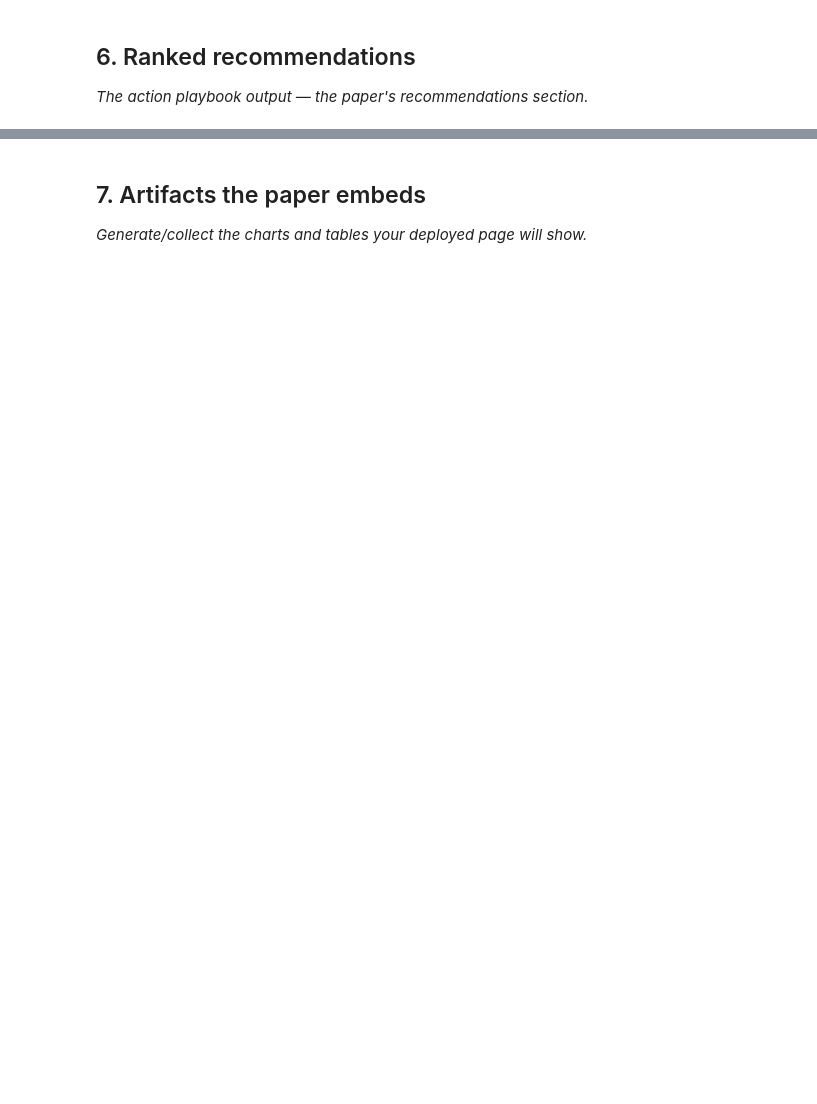
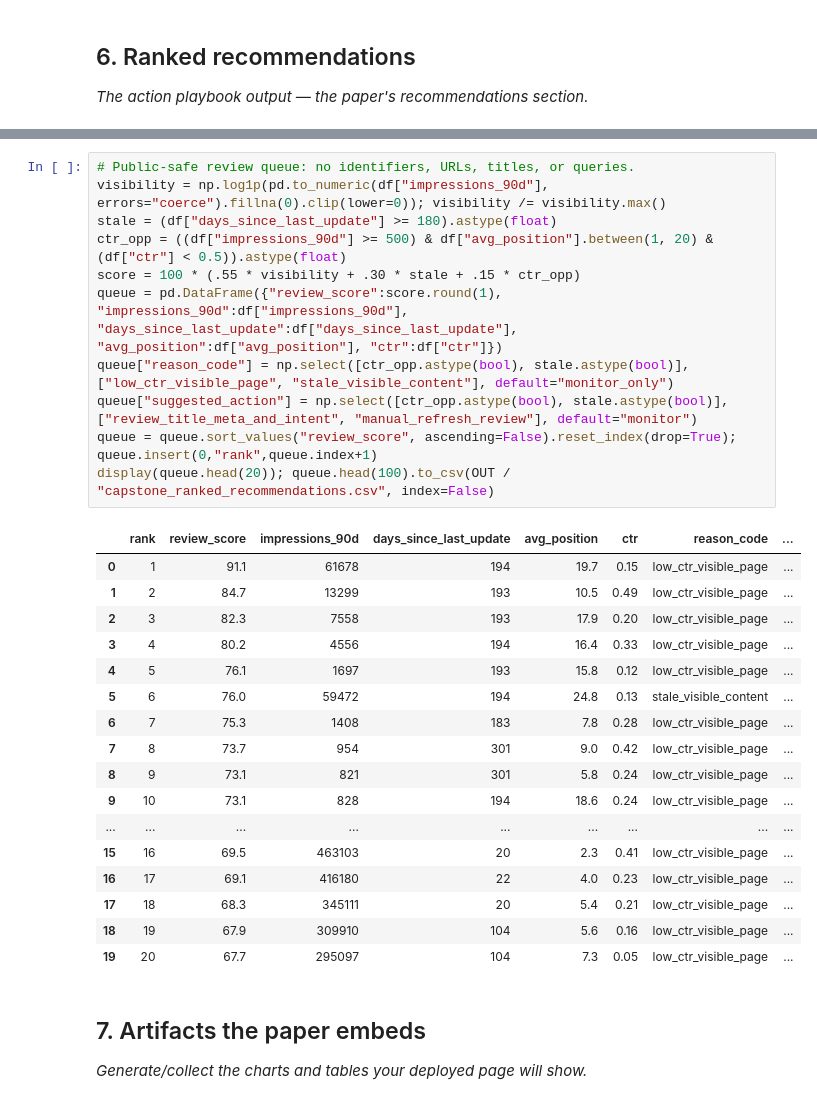
Before and after one commit to faizanahmed-ai/flyrank-ml-internship, a Jupyter notebook: work/notebooks/capstone.ipynb, the cells around one changed output, grey strips where cells are left out. Drawn from its saved outputs; the diff is of its cells as text; blank space fills up the shorter version.

```diff
--- a/work/notebooks/capstone.ipynb
+++ b/work/notebooks/capstone.ipynb
@@ -114,3 +182,32 @@ print("Rows:", len(df), "| clients:", groups.nunique(), "| held-out clients:", g
+# %%
+# Public-safe review queue: no identifiers, URLs, titles, or queries.
+visibility = np.log1p(pd.to_numeric(df["impressions_90d"], errors="coerce").fillna(0).clip(lower=0)); visibility /= visibility.max()
+stale = (df["days_since_last_update"] >= 180).astype(float)
+ctr_opp = ((df["impressions_90d"] >= 500) & df["avg_position"].between(1, 20) & (df["ctr"] < 0.5)).astype(float)
+score = 100 * (.55 * visibility + .30 * stale + .15 * ctr_opp)
+queue = pd.DataFrame({"review_score":score.round(1), "impressions_90d":df["impressions_90d"], "days_since_last_update":df["days_since_last_update"], "avg_position":df["avg_position"], "ctr":df["ctr"]})
+queue["reason_code"] = np.select([ctr_opp.astype(bool), stale.astype(bool)], ["low_ctr_visible_page", "stale_visible_content"], default="monitor_only")
+queue["suggested_action"] = np.select([ctr_opp.astype(bool), stale.astype(bool)], ["review_title_meta_and_intent", "manual_refresh_review"], default="monitor")
+queue = queue.sort_values("review_score", ascending=False).reset_index(drop=True); queue.insert(0,"rank",queue.index+1)
+display(queue.head(20)); queue.head(100).to_csv(OUT / "capstone_ranked_recommendations.csv", index=False)
+# %% [output]
+|  | rank | review_score | impressions_90d | days_since_last_update | avg_position | ctr | reason_code | ... |
+| 0 | 1 | 91.1 | 61678 | 194 | 19.7 | 0.15 | low_ctr_visible_page | ... |
+| 1 | 2 | 84.7 | 13299 | 193 | 10.5 | 0.49 | low_ctr_visible_page | ... |
+| 2 | 3 | 82.3 | 7558 | 193 | 17.9 | 0.20 | low_ctr_visible_page | ... |
+| 3 | 4 | 80.2 | 4556 | 194 | 16.4 | 0.33 | low_ctr_visible_page | ... |
+| 4 | 5 | 76.1 | 1697 | 193 | 15.8 | 0.12 | low_ctr_visible_page | ... |
+| 5 | 6 | 76.0 | 59472 | 194 | 24.8 | 0.13 | stale_visible_content | ... |
+| 6 | 7 | 75.3 | 1408 | 183 | 7.8 | 0.28 | low_ctr_visible_page | ... |
+| 7 | 8 | 73.7 | 954 | 301 | 9.0 | 0.42 | low_ctr_visible_page | ... |
+| 8 | 9 | 73.1 | 821 | 301 | 5.8 | 0.24 | low_ctr_visible_page | ... |
+| 9 | 10 | 73.1 | 828 | 194 | 18.6 | 0.24 | low_ctr_visible_page | ... |
+| ... | ... | ... | ... | ... | ... | ... | ... | ... |
+| 15 | 16 | 69.5 | 463103 | 20 | 2.3 | 0.41 | low_ctr_visible_page | ... |
+| 16 | 17 | 69.1 | 416180 | 22 | 4.0 | 0.23 | low_ctr_visible_page | ... |
+| 17 | 18 | 68.3 | 345111 | 20 | 5.4 | 0.21 | low_ctr_visible_page | ... |
+| 18 | 19 | 67.9 | 309910 | 104 | 5.6 | 0.16 | low_ctr_visible_page | ... |
+| 19 | 20 | 67.7 | 295097 | 104 | 7.3 | 0.05 | low_ctr_visible_page | ... |
 # %% [markdown]
 ## 7. Artifacts the paper embeds
 
```
Also changed, not shown: parts of 13 cells of this notebook.
